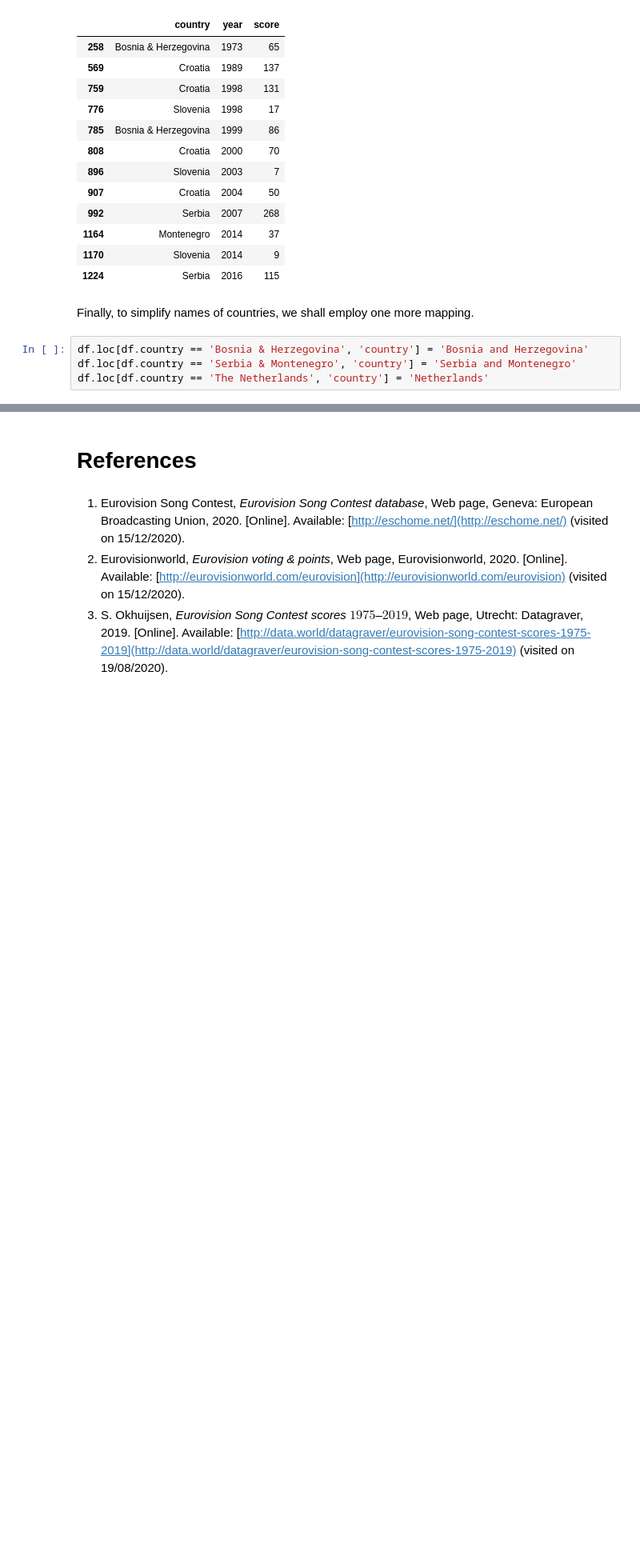
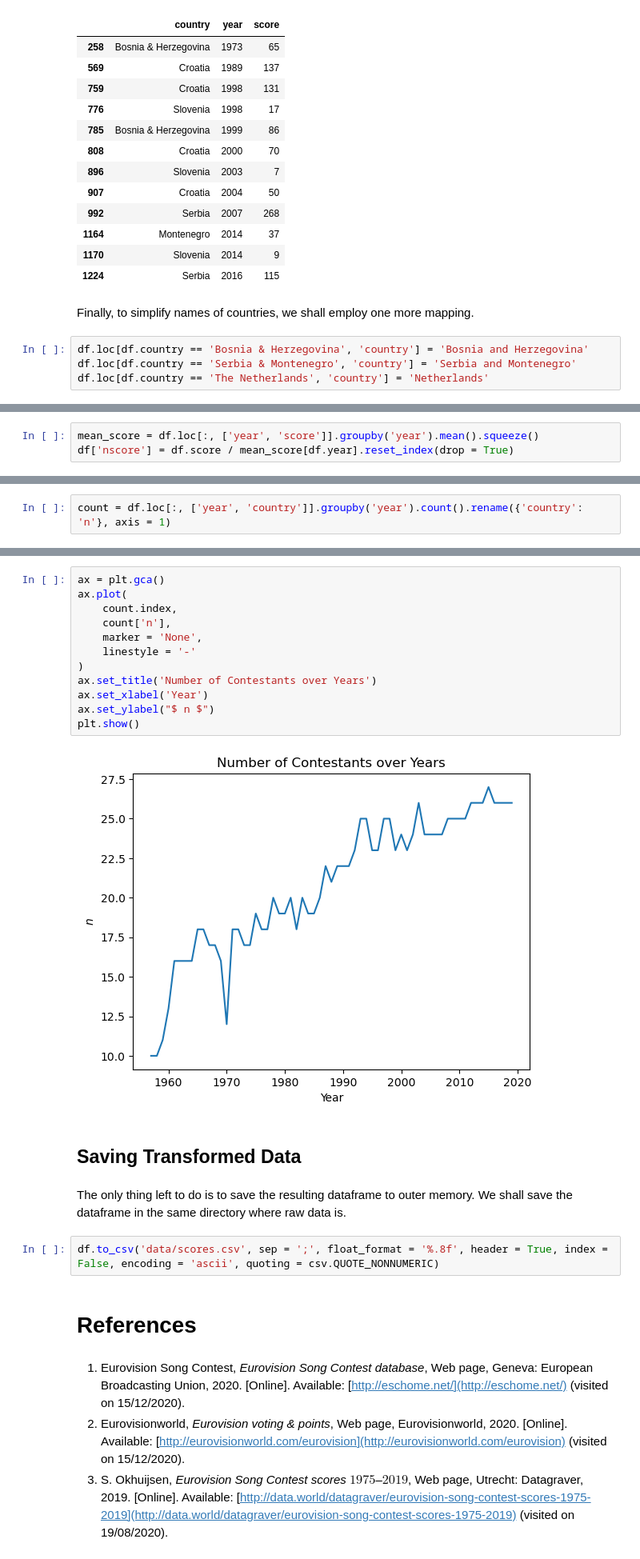
Before and after one commit to DavorPenzar/eurovision, a Jupyter notebook: Transform_Raw_Scores_Data.ipynb, the cells around one changed output, grey strips where cells are left out. Shown at 80% size. Saved outputs shown, nothing was run; the diff lists cells and outputs as text; blank space fills up the shorter version.

```diff
--- a/Transform_Raw_Scores_Data.ipynb
+++ b/Transform_Raw_Scores_Data.ipynb
@@ -478,0 +566,3 @@ df.loc[df.country == 'The Netherlands', 'country'] = 'Netherlands'
+# %%
+mean_score = df.loc[:, ['year', 'score']].groupby('year').mean().squeeze()
+df['nscore'] = df.score / mean_score[df.year].reset_index(drop = True)
@@ -478,0 +609,2 @@ df.loc[df.country == 'The Netherlands', 'country'] = 'Netherlands'
+# %%
+count = df.loc[:, ['year', 'country']].groupby('year').count().rename({'country': 'n'}, axis = 1)
@@ -479,3 +640,23 @@ df.loc[df.country == 'The Netherlands', 'country'] = 'Netherlands'
+# %%
+ax = plt.gca()
+ax.plot(
+    count.index,
+    count['n'],
+    marker = 'None',
+    linestyle = '-'
+)
+ax.set_title('Number of Contestants over Years')
+ax.set_xlabel('Year')
+ax.set_ylabel("$ n $")
+plt.show()
+# %% [output]
+[figure, added]
+# %% [markdown]
+## Saving Transformed Data
+# %% [markdown]
+The only thing left to do is to save the resulting dataframe to outer memory. We shall save the dataframe in the same directory where raw data is.
+# %%
+df.to_csv('data/scores.csv', sep = ';', float_format = '%.8f', header = True, index = False, encoding = 'ascii', quoting = csv.QUOTE_NONNUMERIC)
 # %% [markdown]
 # References
 # %% [markdown]
```
Also changed, not shown: parts of 19 cells of this notebook.
